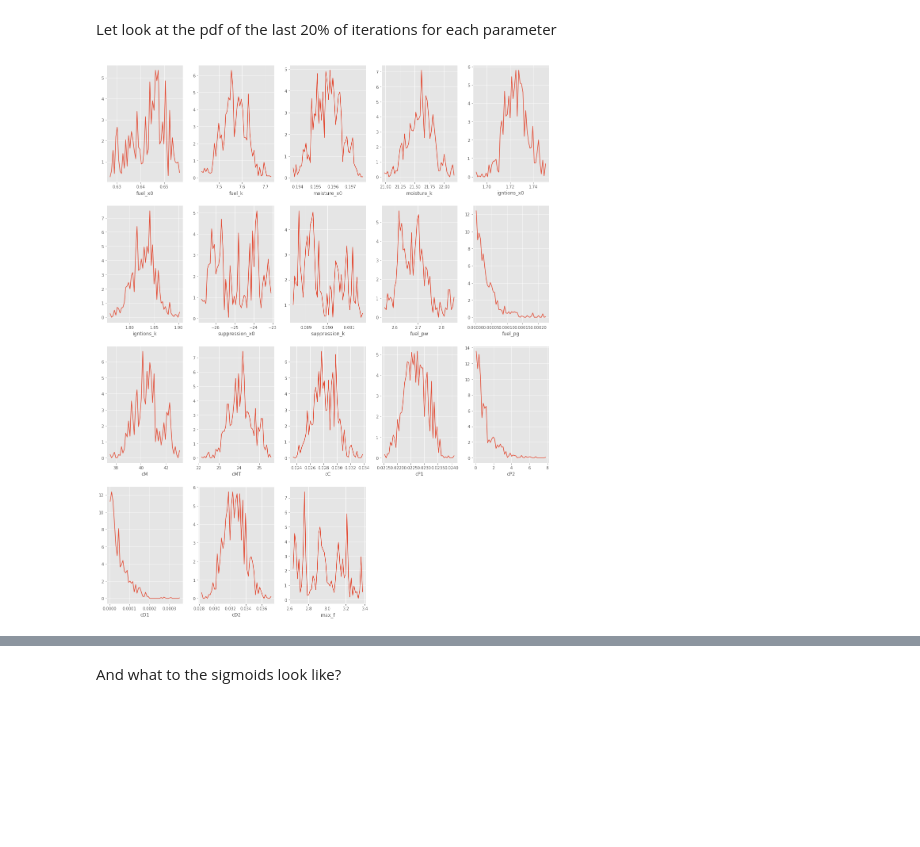
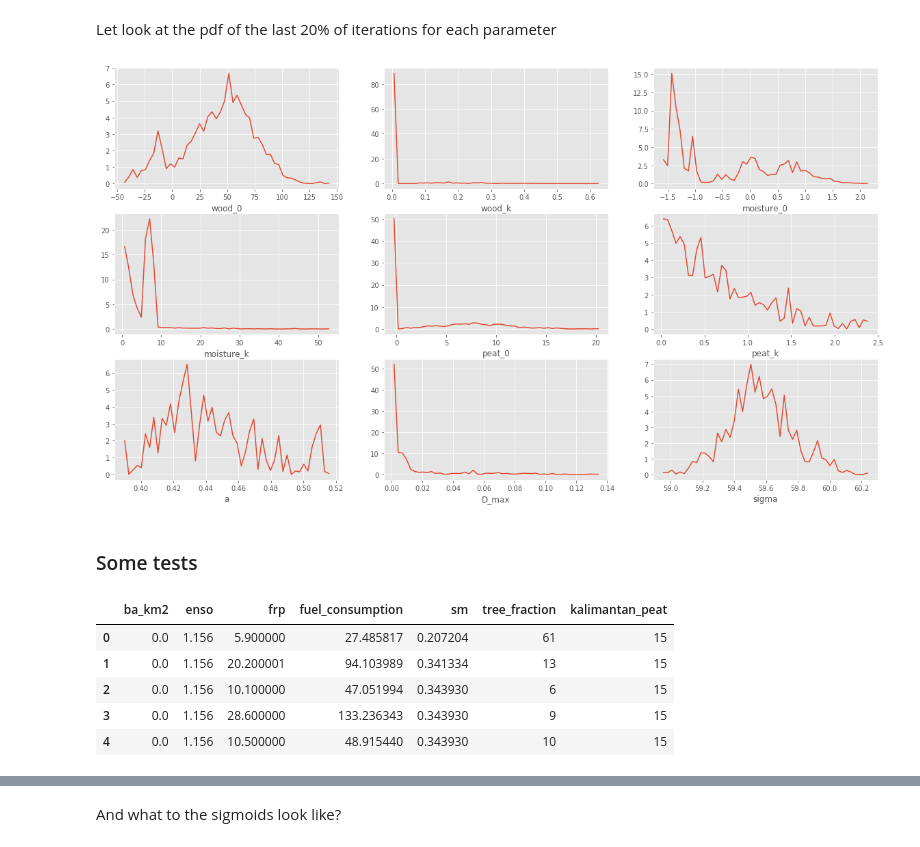
Before and after one commit to douglask3/fire_limitation, a Jupyter notebook: notebooks/bayesian_inference.ipynb, the cells around one changed output, grey strips where cells are left out. Drawn from its saved outputs; the diff is of its cells as text; code cells hidden in the pictures; blank space fills up the shorter version.

Commit message:
running jntebook required some adaptions, and plotting

```diff
--- a/notebooks/bayesian_inference.ipynb
+++ b/notebooks/bayesian_inference.ipynb
@@ -256,17 +288,17 @@ Back to the code.., `pymc3` is quite funky in that it allows me to create an emp
 # %%
 with pm3.Model() as fire_error:
 
-    max_frp        = pm3.Exponential('max_f'         ,        1.0)
+    D_max          = pm3.Exponential('D_max'         ,        1.0)
 
 # first for the sigmoids
-    wood_x0        = pm3.Normal     ('wood_x0'       ,  0.5,  1.0)
-    wood_k         = pm3.Exponential('wood_k'        ,        0.1)
+    wood_0         = pm3.Normal     ('wood_0'        ,   50.0,  25.0)
+    wood_k         = pm3.Exponential('wood_k'        ,      10.0)
 
-    moisture_x0    = pm3.Normal     ('moisture_x0'   ,  0.5,  1.0)
+    moisture_0     = pm3.Normal     ('moisture_0'    ,  0.5,  0.5)
     moisture_k     = pm3.Exponential('moisture_k'    ,        0.1)
 
-    peat_x0        = pm3.Normal     ('peat_x0'       ,  0.5,  1.0)
-    peat_k         = pm3.Exponential('peat_k'        ,        0.1)
+    peat_0         = pm3.Normal     ('peat_0'        ,  7.5,  4)
+    peat_k         = pm3.Exponential('peat_k'        ,        1.0)
 
     a              = pm3.Exponential('a'             ,        1.0)
 
@@ -324,7 +354,7 @@ with fire_error:
     step = pm3.Metropolis()
 
     # save our sampling to disk so we can access it later
-    db_save = SQLite(trace_db)
+    #db_save = SQLite(trace_db)
 
     # do the sampling
-    mcmc_traces = pm3.sample(nIterations, step=step, njobs= -1, trace=db_save)#, start=start
+    mcmc_traces = pm3.sample(nIterations, step=step, njobs= -1)#, trace=db_save)#, start=start
@@ -331,7 +375,7 @@ with fire_error:
 # %% [markdown]
 ## Reload
 # %%
-with fire_error:
-    mcmc_traces = pm3.backends.sqlite.load(trace_db)
+#with fire_error:
+#    mcmc_traces = pm3.backends.sqlite.load(trace_db)
 # %%
 pm3.traceplot(mcmc_traces);
@@ -339,13 +385,16 @@ pm3.traceplot(mcmc_traces);
 The iterations at the start are just letting the optimization settle. So we will only sample to last 20% of iterations for futher analysis. Here, exporting to netcdf for others to do their own analysis
 # %%
 varnames = mcmc_traces.varnames
+print(varnames)
 
 def cutFirstX(varname, ncut = 80):
     vals = mcmc_traces.get_values(varname)
-    ncut = round(len(vals) * ncut / 100)
-    vals = vals[ncut:]
+    ncut = round(len(vals) * ncut / 200)
+
+    vals = np.reshape(vals, [2, 10000])[:,ncut:].flatten()
     return(vals)
 
-vals = [cutFirstX(i) for i in varnames]
+#cutFirstX('wood_0')
+vals = np.array([cutFirstX(i) for i in varnames])
 vals = pd.DataFrame(np.array(vals).T, columns=varnames)
 vals.to_csv(param_outpath, index=False)
@@ -354,29 +405,42 @@ vals.to_csv(param_outpath, index=False)
 # %% [markdown]
 Let look at the pdf of the last 20% of iterations for each parameter
 # %%
-variables2Plot = ['wood_x0'       , 'wood_k',
-                  'moisture_x0'   , 'moisture_k',
-                  'peat_x0'       , 'peat_k',
-                  'a', 'max_frp', 'sigma']
+variables2Plot = ['wood_0'       , 'wood_k',
+                  'moisture_0'   , 'moisture_k',
+                  'peat_0'       , 'peat_k',
+                  'a', 'D_max', 'sigma']
 
 nvar = len(variables2Plot)
 npcol = 4
 nprow = np.ceil(nvar / npcol)
 
 plt.figure(figsize=(20,5 * nprow))
 def plotVar(var1, pn):
     plt.subplot(npcol, nprow, pn)
     param = vals[var1]
 
     hist, bins = np.histogram(param, bins=50)
     hist = 100.0 * hist / np.sum(hist)
     bins = bins[1:] - np.diff(bins)/2
     plt.plot(bins, hist)
     plt.xlabel(var1)
 
 pn = 0
 for i in variables2Plot:
     pn = pn + 1
     plotVar(i, pn)
 # %% [output]
-[figure, old version]
+[figure, new version]
+# %% [markdown]
+### Some tests
+# %%
+fd.head()
+#1.0 - np.exp(fd["frp"].values)
+#vals.head()
+# %% [output]
+|  | ba_km2 | enso | frp | fuel_consumption | sm | tree_fraction | kalimantan_peat |
+| 0 | 0.0 | 1.156 | 5.900000 | 27.485817 | 0.207204 | 61 | 15 |
+| 1 | 0.0 | 1.156 | 20.200001 | 94.103989 | 0.341334 | 13 | 15 |
+| 2 | 0.0 | 1.156 | 10.100000 | 47.051994 | 0.343930 | 6 | 15 |
+| 3 | 0.0 | 1.156 | 28.600000 | 133.236343 | 0.343930 | 9 | 15 |
+| 4 | 0.0 | 1.156 | 10.500000 | 48.915440 | 0.343930 | 10 | 15 |
```
Also changed, not shown: parts of 12 cells of this notebook.
